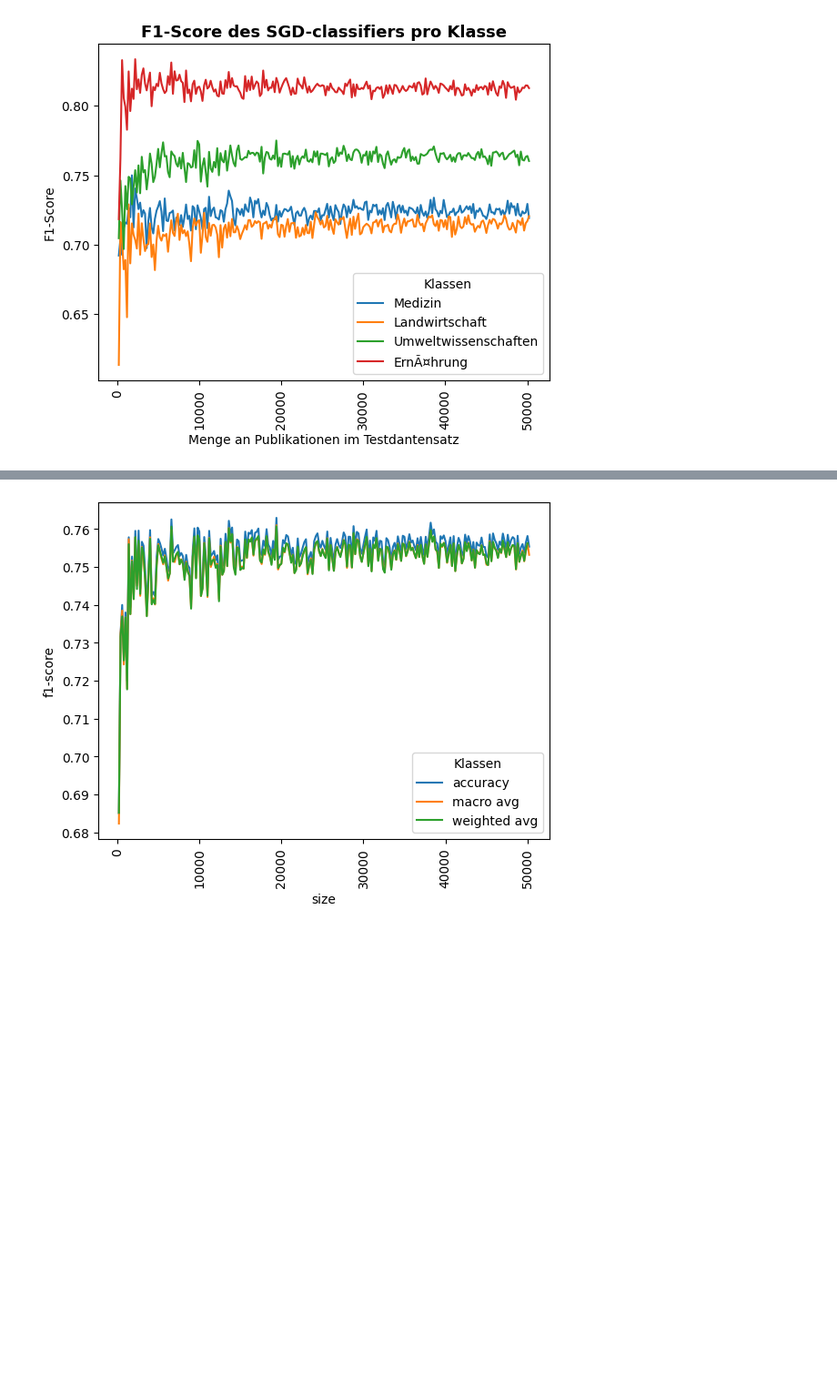
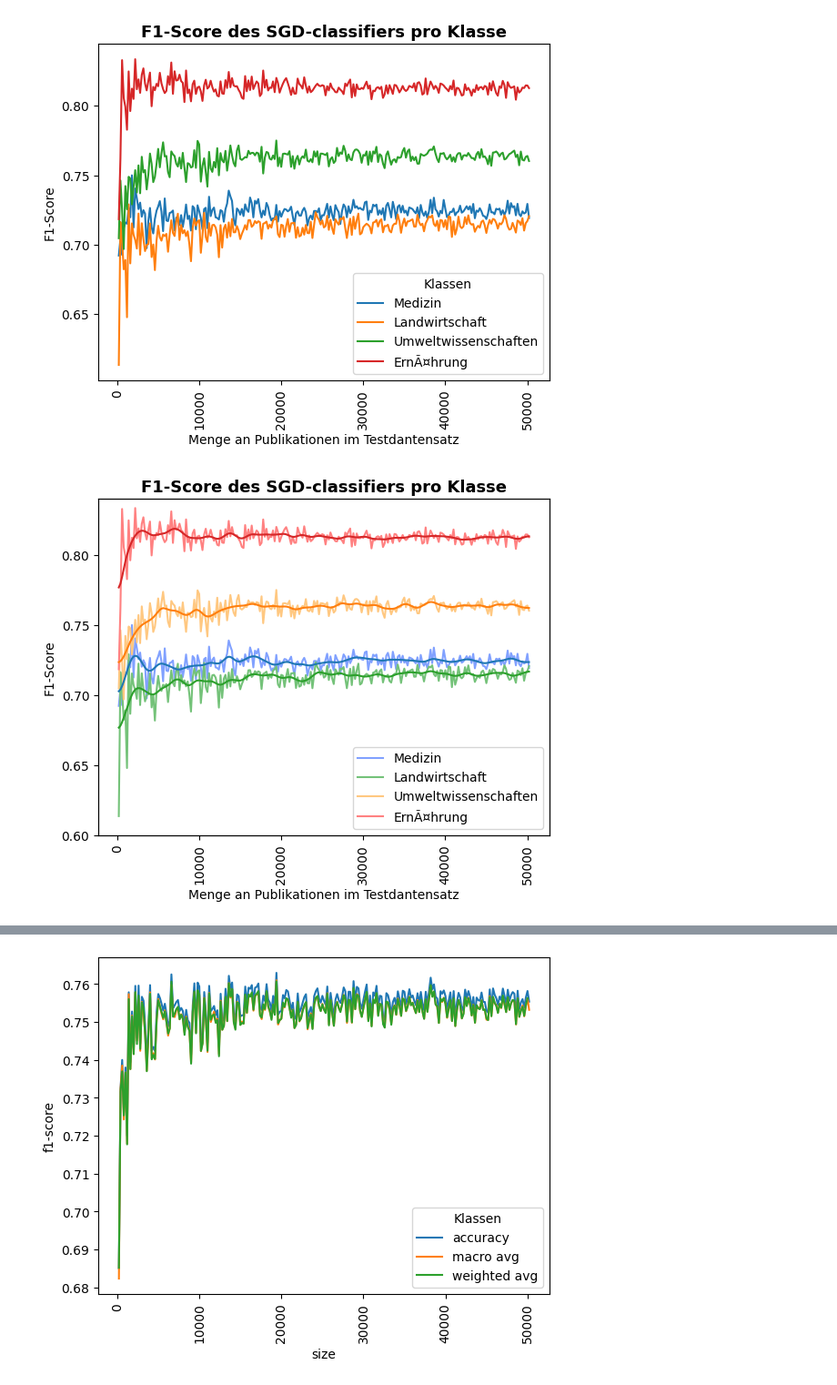
Before and after one commit to MTPKo/Bachelor-Arbeit, a Jupyter notebook: notebooks/classifiers/poc/SGD/tfidf_sgd_graphs.ipynb, the cells around one changed output, grey strips where cells are left out. Shown at 91% size. Cells and saved outputs as stored; diff of their text form; code cells hidden in the pictures; blank space fills up the shorter version.

```diff
--- a/notebooks/classifiers/poc/SGD/tfidf_sgd_graphs.ipynb
+++ b/notebooks/classifiers/poc/SGD/tfidf_sgd_graphs.ipynb
@@ -67,4 +156,50 @@ fig = ax.get_figure()
 fig.savefig("grafiken\\F1-Score_SGD.png",dpi=300, bbox_inches = "tight")
 # %% [output]
 [figure]
+# %%
+fig = plt.figure()
+ax = fig.add_subplot(111)
+palette = {
+    'Medizin': 'tab:blue',
+    'Landwirtschaft': 'tab:green',
+    'Umweltwissenschaften': 'tab:orange',
+    'ErnÃ¤hrung': 'tab:red',
+}
+palette1 = {
+    'Medizin': '#81A1FF',
+    'Landwirtschaft': '#74C279',
+    'Umweltwissenschaften': '#FFC881',
+    'ErnÃ¤hrung': '#FF8181',
+}
+ax =  sns.lineplot(x='size', y='f1-score', hue='Klassen', ax=ax,
+                         data=df_classes_sub60k,palette=palette1)
+ax.set(xlabel="Menge an Publikationen im Testdantensatz",
+       ylabel="F1-Score")
+ax.text(x=0.5, y=1.01, s='F1-Score des SGD-classifiers pro Klasse',
+        fontsize=13, weight='bold',
+        ha='center', va='bottom', transform=ax.transAxes)
+
+ax2 = ax.twinx()
+ax2 =  sns.lineplot(x='size', y='f1-score_smooth', hue='Klassen',
+                         data=df_classes_sub60k, ax=ax2,
+                         palette=palette)
+ax2.set_ylabel(None)
+a= 0.60
+b= 0.84
+n = 0
+ax.set_ylim(a,b)
+#ax.set_yticks(np.linspace(a,b,n))
+ax2.set_ylim(a,b)
+ax2.set_yticks(np.linspace(a,b,n))
+lines, labels = ax.get_legend_handles_labels()
+lines2, labels2 = ax2.get_legend_handles_labels()
+ax.legend(lines + lines2 , labels, loc=4)
+ax2.legend([], [], frameon=False)
+#ax.text(x=0.5, y=1.05, s="",
+#        fontsize=8, alpha=0.75, ha='center', va='bottom', transform=ax.transAxes)
+ax.tick_params(axis='x', rotation=90)
+fig = ax.get_figure()
+fig.savefig("grafiken\\F1-Score_SGD_smooth.png",dpi=300, bbox_inches = "tight")
+# %% [output]
+[figure, added]
 # %%
```
Also changed, not shown: parts of 8 cells of this notebook, 7 other files.
